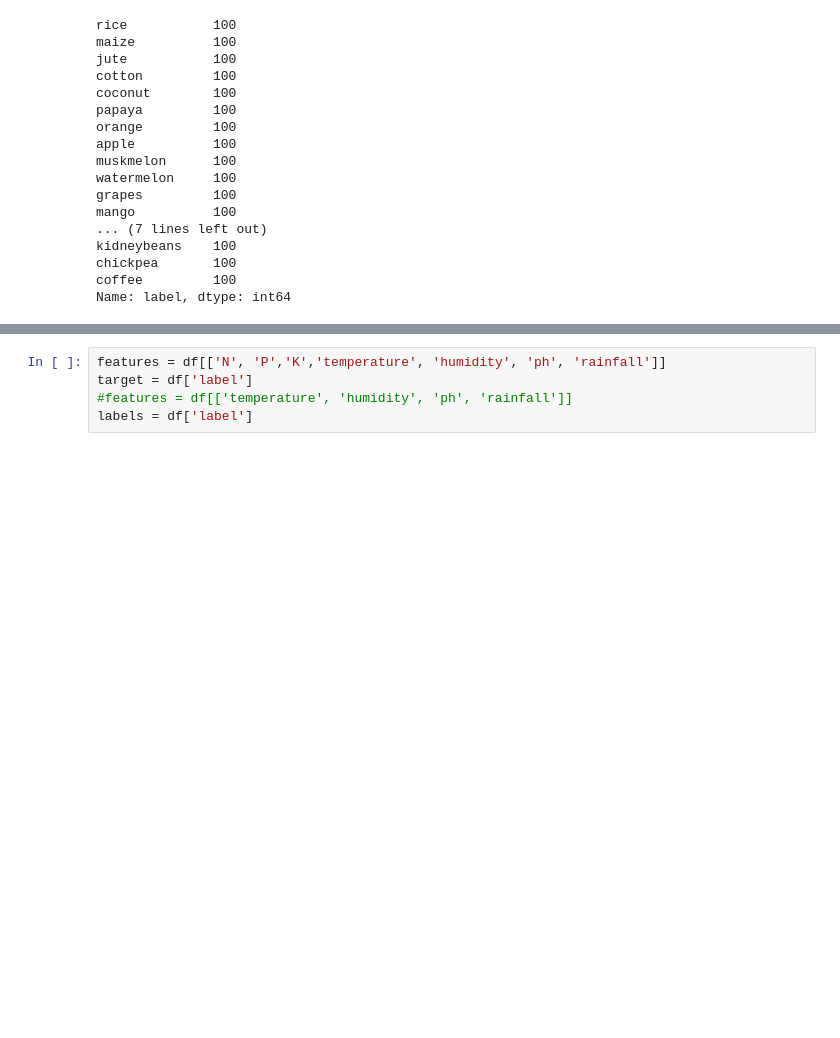
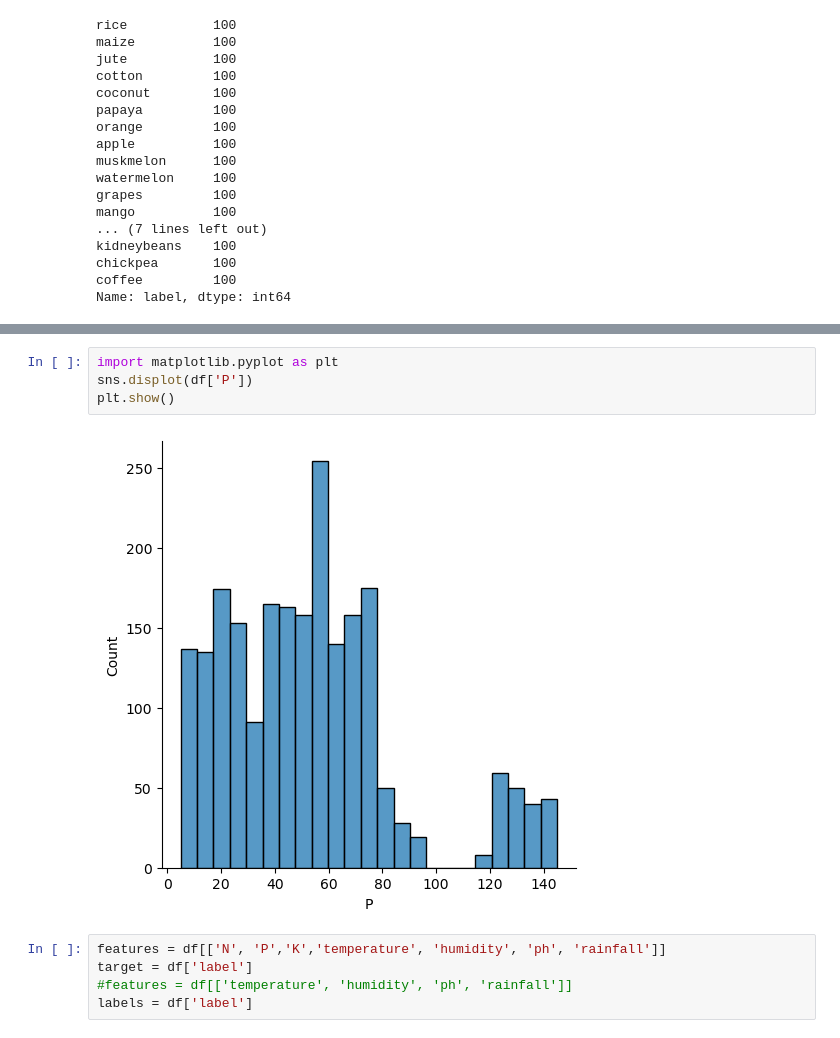
Before and after one commit to velam-varsha/GrowWise, a Jupyter notebook: py/Croprecom.ipynb, the cells around one changed output, grey strips where cells are left out. Drawn from its saved outputs; the diff is of its cells as text; blank space fills up the shorter version.

```diff
--- a/py/Croprecom.ipynb
+++ b/py/Croprecom.ipynb
@@ -102,3 +109,9 @@ sns.heatmap(df.corr(),annot=True)
+# %%
+import matplotlib.pyplot as plt
+sns.displot(df['P'])
+plt.show()
+# %% [output]
+[figure, added]
 # %%
 features = df[['N', 'P','K','temperature', 'humidity', 'ph', 'rainfall']]
 target = df['label']
```
Also changed, not shown: parts of 20 cells of this notebook.
